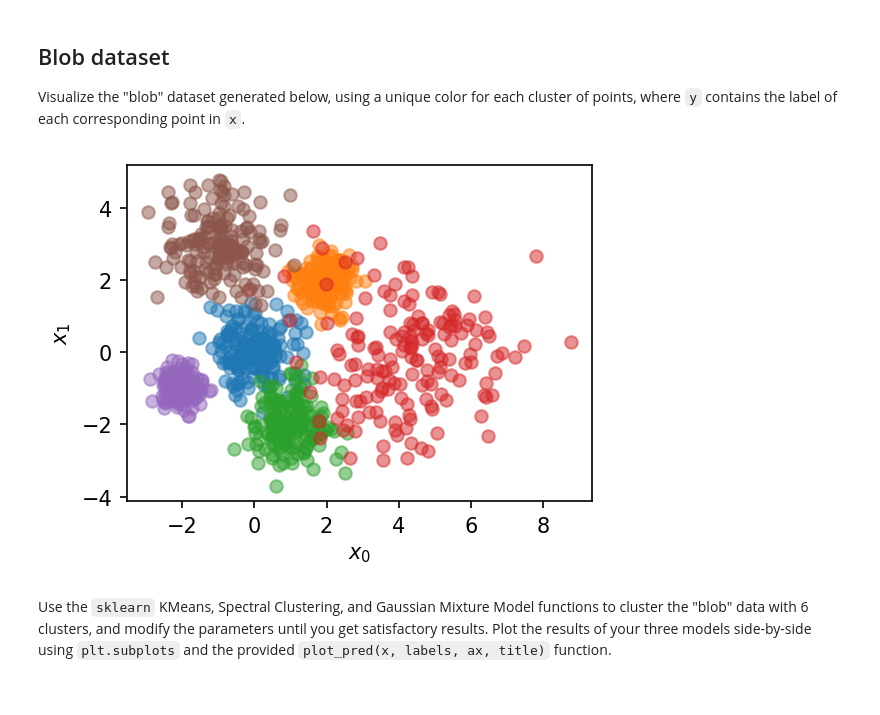
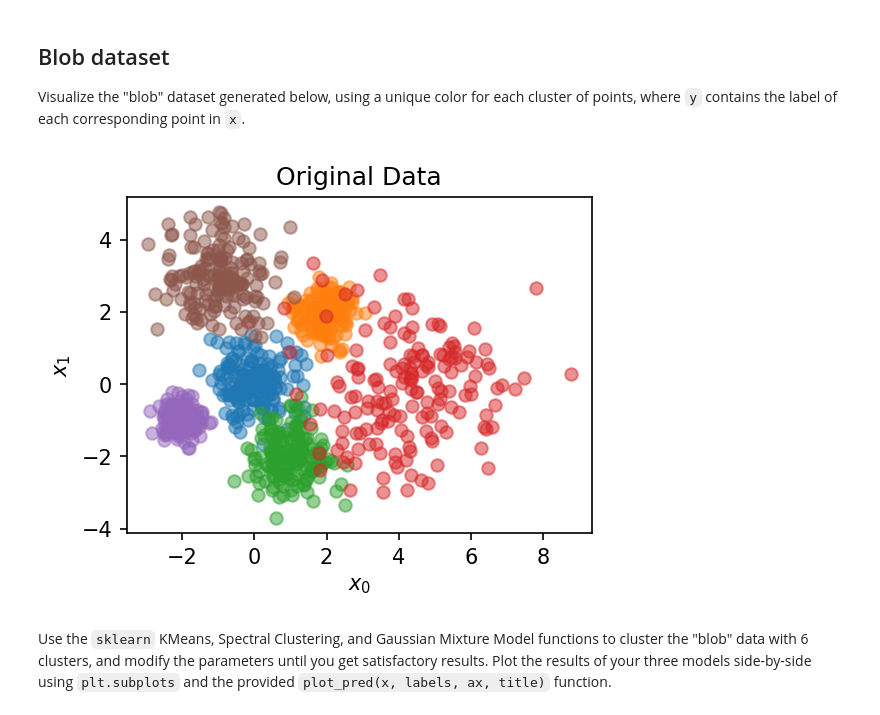
Before and after one commit to ryanwu0521/24-787-AIML, a Jupyter notebook: HW11/M11-L2-P1.ipynb, the cells around one changed output. Saved outputs shown, nothing was run; the diff lists cells and outputs as text; code cells hidden in the pictures.

```diff
--- a/HW11/M11-L2-P1.ipynb
+++ b/HW11/M11-L2-P1.ipynb
@@ -52,28 +52,28 @@ x, y = make_blobs(n_samples = 1000, n_features = 2, centers = [[0,0],[2,2],[1,-2
 # %%
 ## YOUR CODE GOES HERE
 # visualize the data
 
 # plotter fucntion
 def plotter(x, labels = None, ax = None, title = None):
     if ax is None:
         _, ax = plt.subplots(dpi = 150, figsize = (4,4))
         flag = True
     else:
         flag = False
     for i in range(len(np.unique(labels))):
         ax.scatter(x[labels == i, 0], x[labels == i, 1], alpha = 0.5)
     ax.set_xlabel('$x_0$')
     ax.set_ylabel('$x_1$')
     ax.set_aspect('equal')
     if title is not None:
         ax.set_title(title)
     if flag:
         plt.show()
     else:
         return ax
 
-plotter(x, y)
+plotter(x, y, title = 'Original Data')
 # %% [output]
-[figure, old version]
+[figure, new version]
 # %% [markdown]
 Use the `sklearn` KMeans, Spectral Clustering, and Gaussian Mixture Model functions to cluster the "blob" data with 6 clusters, and modify the parameters until you get satisfactory results. Plot the results of your three models side-by-side using `plt.subplots` and the provided `plot_pred(x, labels, ax, title)` function.
```
Also changed, not shown: parts of 15 cells of this notebook, 12 other files.
